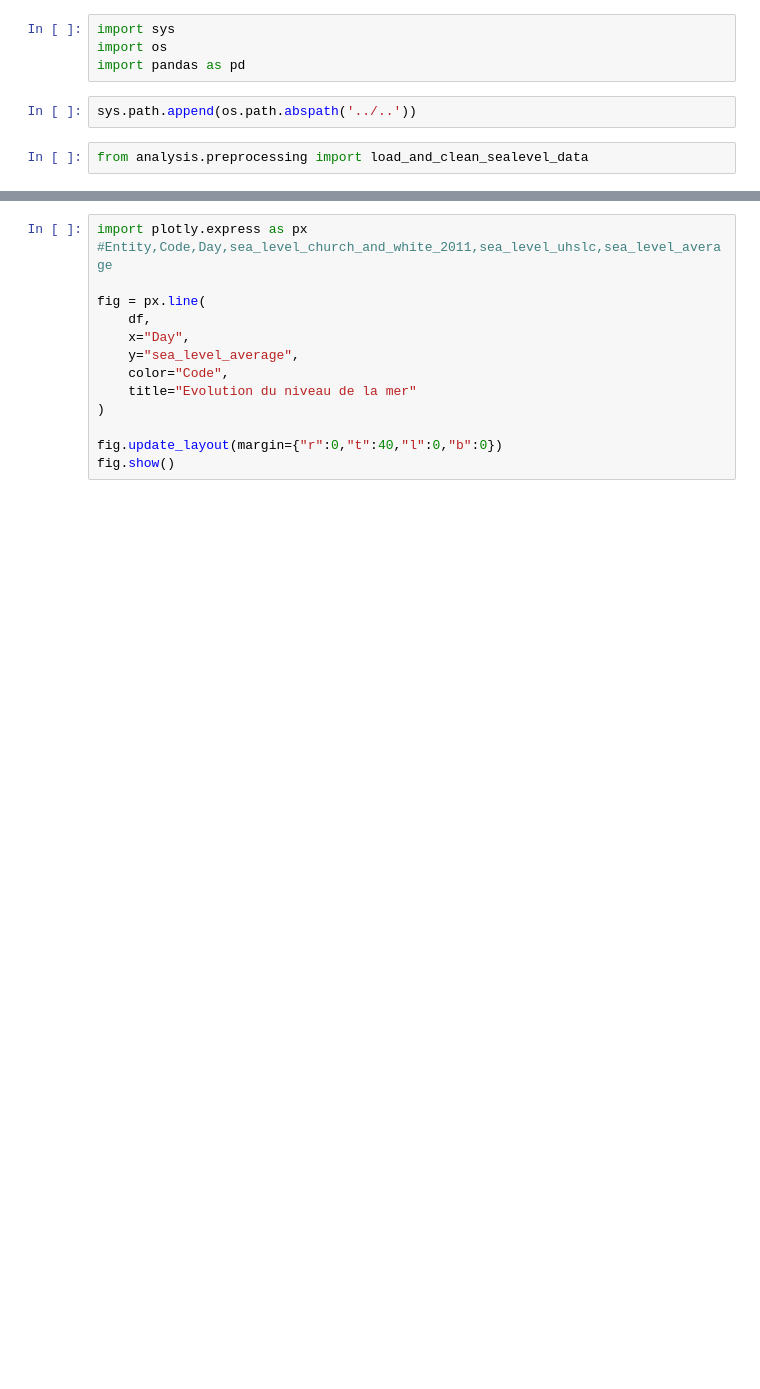
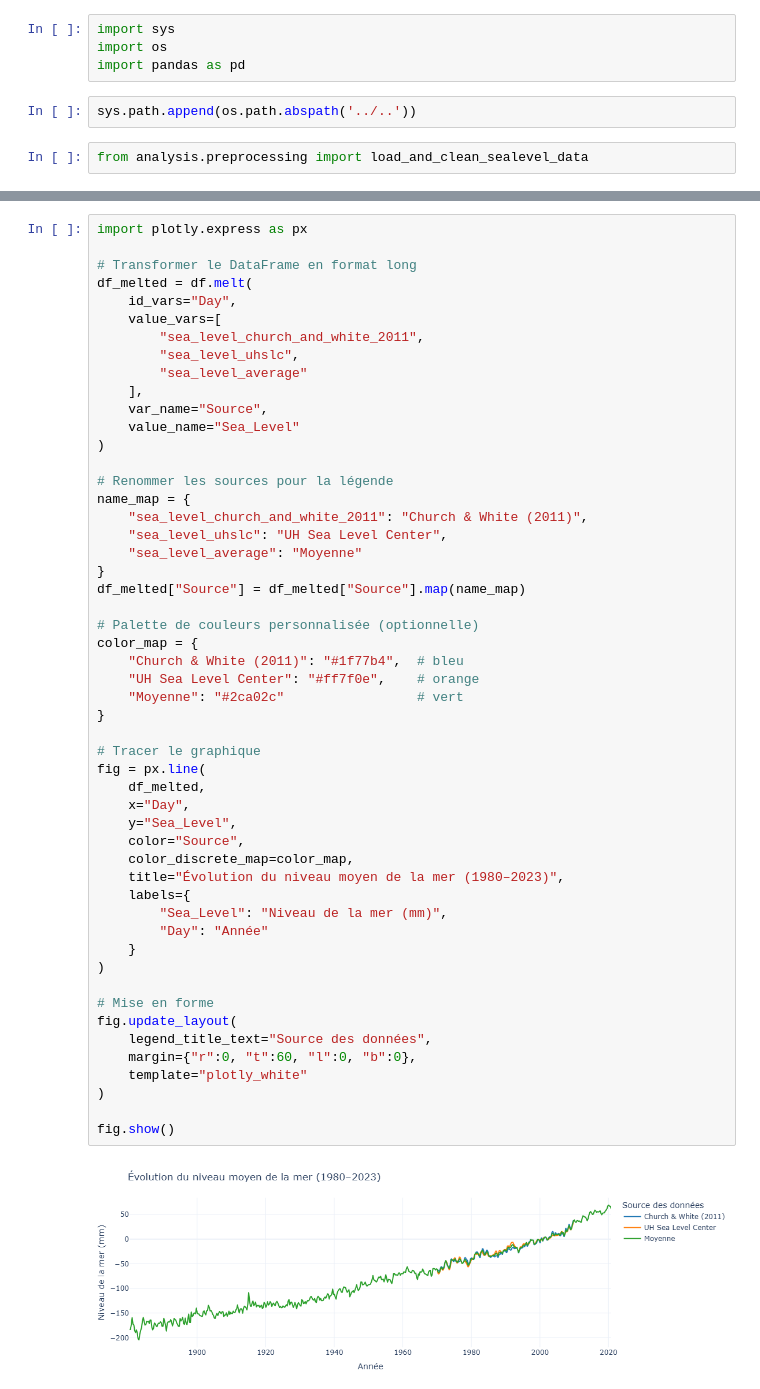
Before and after one commit to Juliendnte/OceanState_Analysis, a Jupyter notebook: oceanstate_analysis/notebooks/exploratory/sealevel.ipynb, the cells around one changed output, grey strips where cells are left out. Saved outputs shown, nothing was run; the diff lists cells and outputs as text; blank space fills up the shorter version.

```diff
--- a/oceanstate_analysis/notebooks/exploratory/sealevel.ipynb
+++ b/oceanstate_analysis/notebooks/exploratory/sealevel.ipynb
@@ -11,14 +26,54 @@ df = load_and_clean_sealevel_data()
 # %%
 import plotly.express as px
-#Entity,Code,Day,sea_level_church_and_white_2011,sea_level_uhslc,sea_level_average
 
-fig = px.line(
-    df,
-    x="Day",
-    y="sea_level_average",
-    color="Code",
-    title="Evolution du niveau de la mer"
+# Transformer le DataFrame en format long
+df_melted = df.melt(
+    id_vars="Day",
+    value_vars=[
+        "sea_level_church_and_white_2011",
+        "sea_level_uhslc",
+        "sea_level_average"
+    ],
+    var_name="Source",
+    value_name="Sea_Level"
 )
 
-fig.update_layout(margin={"r":0,"t":40,"l":0,"b":0})
+# Renommer les sources pour la légende
+name_map = {
+    "sea_level_church_and_white_2011": "Church & White (2011)",
+    "sea_level_uhslc": "UH Sea Level Center",
+    "sea_level_average": "Moyenne"
+}
+df_melted["Source"] = df_melted["Source"].map(name_map)
+
+# Palette de couleurs personnalisée (optionnelle)
+color_map = {
+    "Church & White (2011)": "#1f77b4",  # bleu
+    "UH Sea Level Center": "#ff7f0e",    # orange
+    "Moyenne": "#2ca02c"                 # vert
+}
+
+# Tracer le graphique
+fig = px.line(
+    df_melted,
+    x="Day",
+    y="Sea_Level",
+    color="Source",
+    color_discrete_map=color_map,
+    title="Évolution du niveau moyen de la mer (1980–2023)",
+    labels={
+        "Sea_Level": "Niveau de la mer (mm)",
+        "Day": "Année"
+    }
+)
+
+# Mise en forme
+fig.update_layout(
+    legend_title_text="Source des données",
+    margin={"r":0, "t":60, "l":0, "b":0},
+    template="plotly_white"
+)
+
 fig.show()
+# %% [output]
+[figure, added]
```
Also changed, not shown: parts of 1 cell of this notebook, 1 other file.
